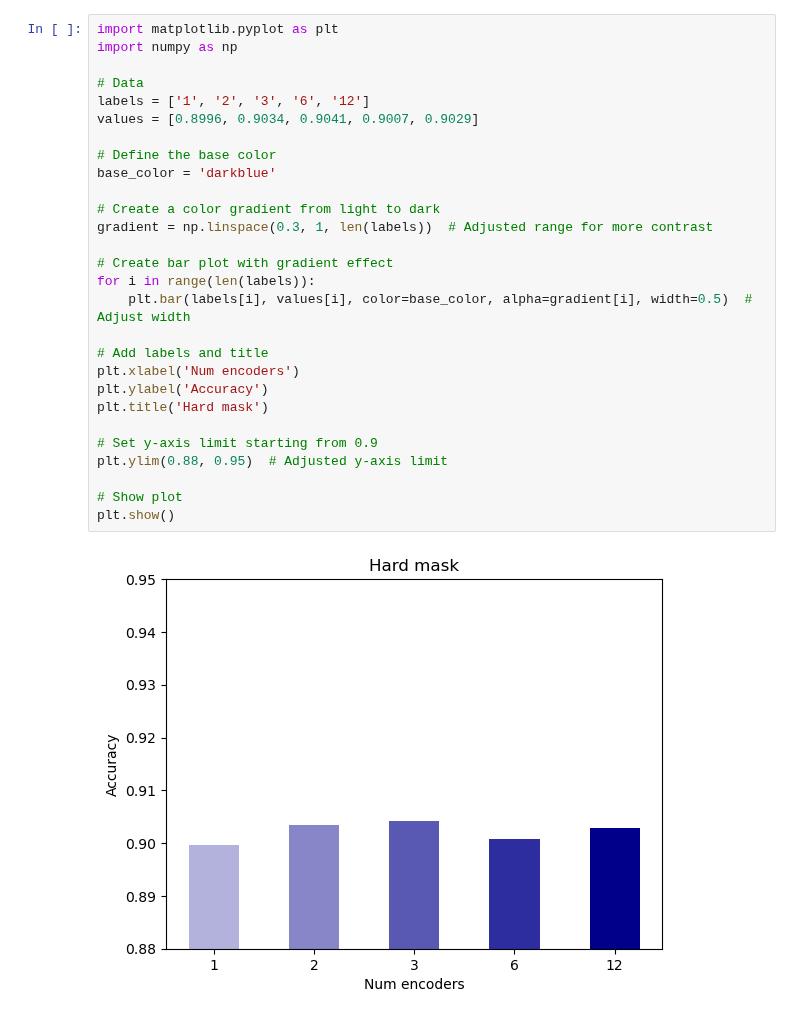
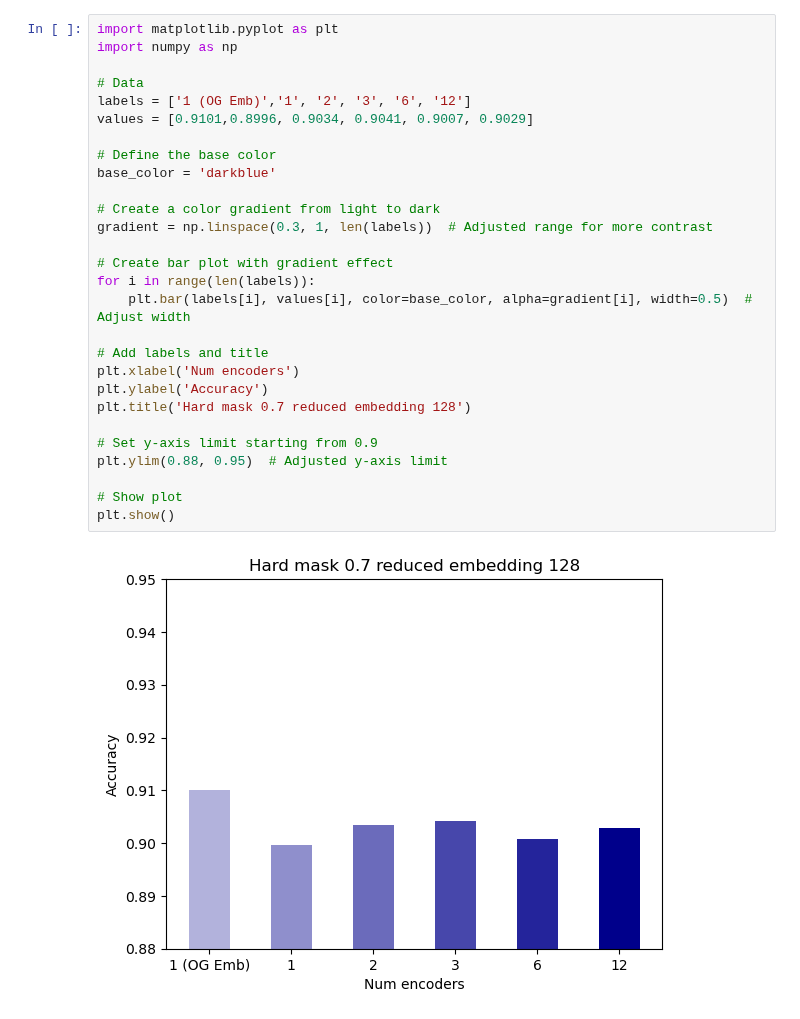
Before and after one commit to aeerik/base, a Jupyter notebook: figures.ipynb, the cells around one changed output. Drawn from its saved outputs; the diff is of its cells as text.

```diff
--- a/figures.ipynb
+++ b/figures.ipynb
@@ -31,30 +31,30 @@ plt.show()
 # %%
 import matplotlib.pyplot as plt
 import numpy as np
 
 # Data
-labels = ['1', '2', '3', '6', '12']
-values = [0.8996, 0.9034, 0.9041, 0.9007, 0.9029]
+labels = ['1 (OG Emb)','1', '2', '3', '6', '12']
+values = [0.9101,0.8996, 0.9034, 0.9041, 0.9007, 0.9029]
 
 # Define the base color
 base_color = 'darkblue'
 
 # Create a color gradient from light to dark
 gradient = np.linspace(0.3, 1, len(labels))  # Adjusted range for more contrast
 
 # Create bar plot with gradient effect
 for i in range(len(labels)):
     plt.bar(labels[i], values[i], color=base_color, alpha=gradient[i], width=0.5)  # Adjust width
 
 # Add labels and title
 plt.xlabel('Num encoders')
 plt.ylabel('Accuracy')
-plt.title('Hard mask')
+plt.title('Hard mask 0.7 reduced embedding 128')
 
 # Set y-axis limit starting from 0.9
 plt.ylim(0.88, 0.95)  # Adjusted y-axis limit
 
 # Show plot
 plt.show()
 # %% [output]
-[figure, old version]
+[figure, new version]
```
Also changed, not shown: parts of 1 cell of this notebook.
